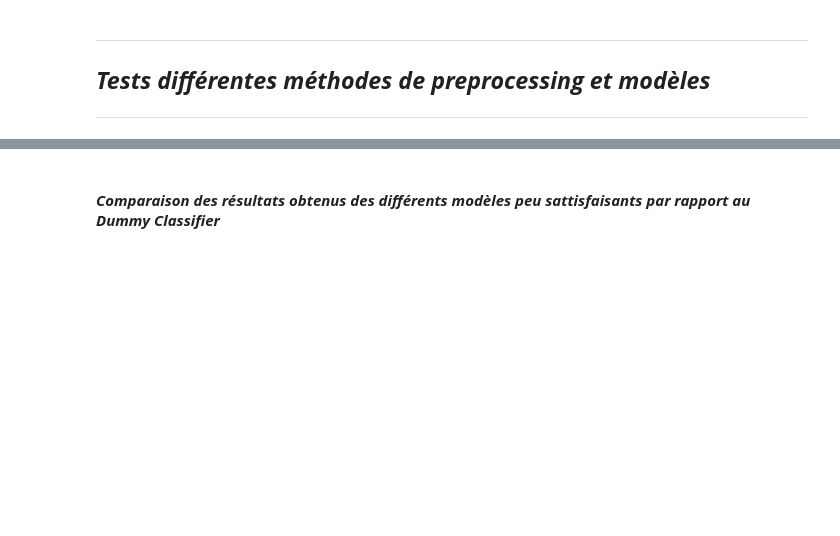
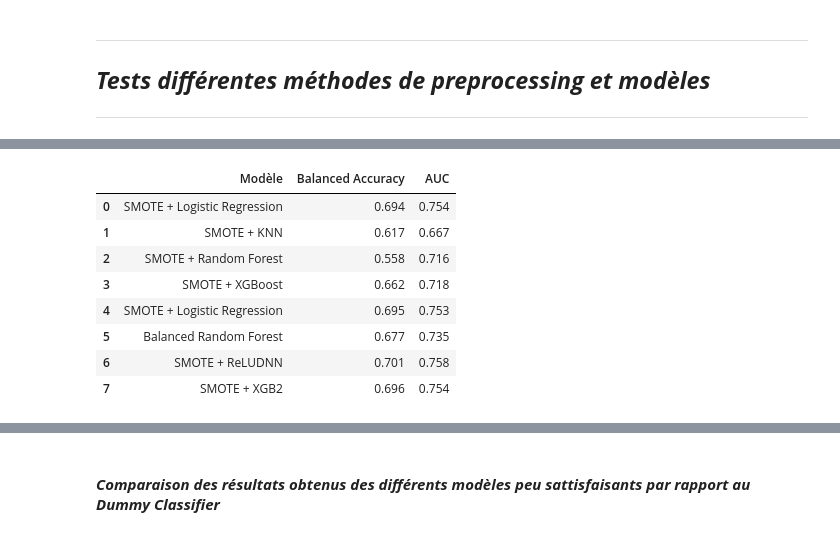
Before and after one commit to tomasnp/TER_HEC, a Jupyter notebook: main-4.ipynb, the cells around one changed output, grey strips where cells are left out. Saved outputs shown, nothing was run; the diff lists cells and outputs as text; code cells hidden in the pictures; blank space fills up the shorter version.

```diff
--- a/main-4.ipynb
+++ b/main-4.ipynb
@@ -627,0 +616,12 @@ AUC: 75.93%
+# %%
+models_evaluated # 7
+# %% [output]
+|  | Modèle | Balanced Accuracy | AUC |
+| 0 | SMOTE + Logistic Regression | 0.694 | 0.754 |
+| 1 | SMOTE + KNN | 0.617 | 0.667 |
+| 2 | SMOTE + Random Forest | 0.558 | 0.716 |
+| 3 | SMOTE + XGBoost | 0.662 | 0.718 |
+| 4 | SMOTE + Logistic Regression | 0.695 | 0.753 |
+| 5 | Balanced Random Forest | 0.677 | 0.735 |
+| 6 | SMOTE + ReLUDNN | 0.701 | 0.758 |
+| 7 | SMOTE + XGB2 | 0.696 | 0.754 |
```
Also changed, not shown: parts of 33 cells of this notebook, 1 other file.
